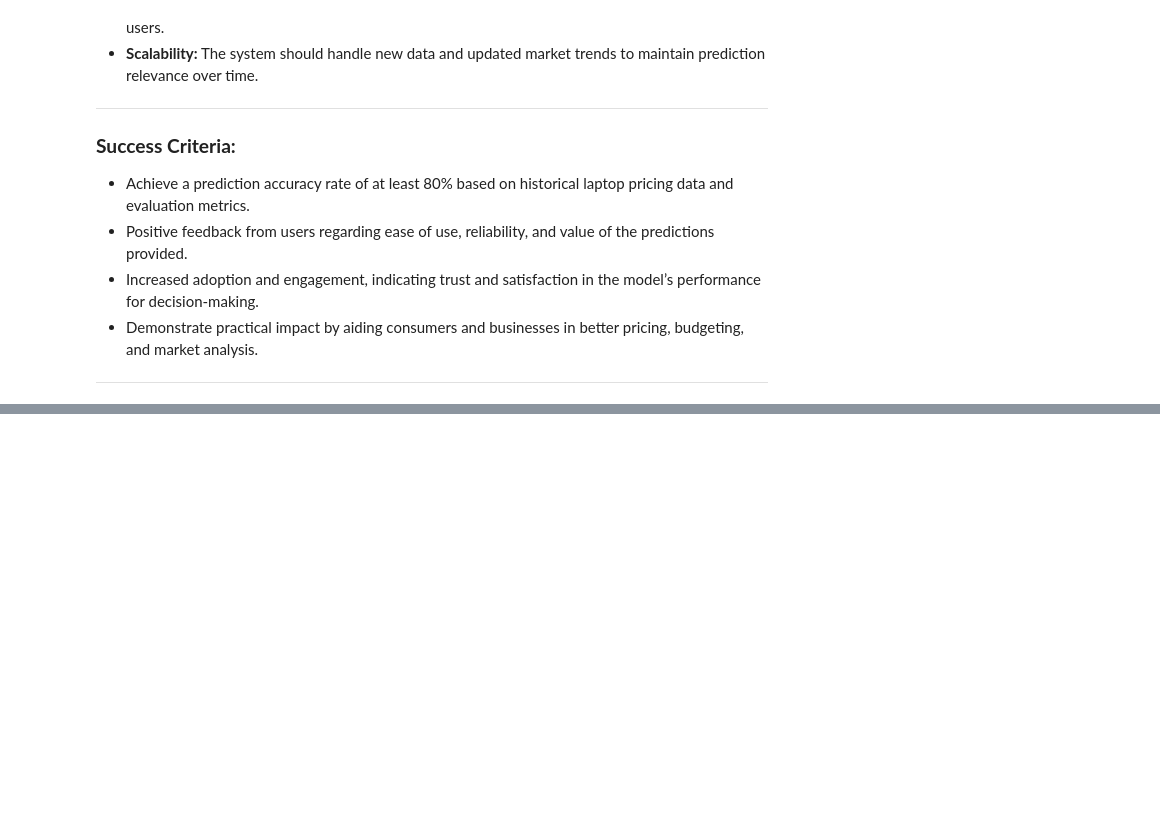
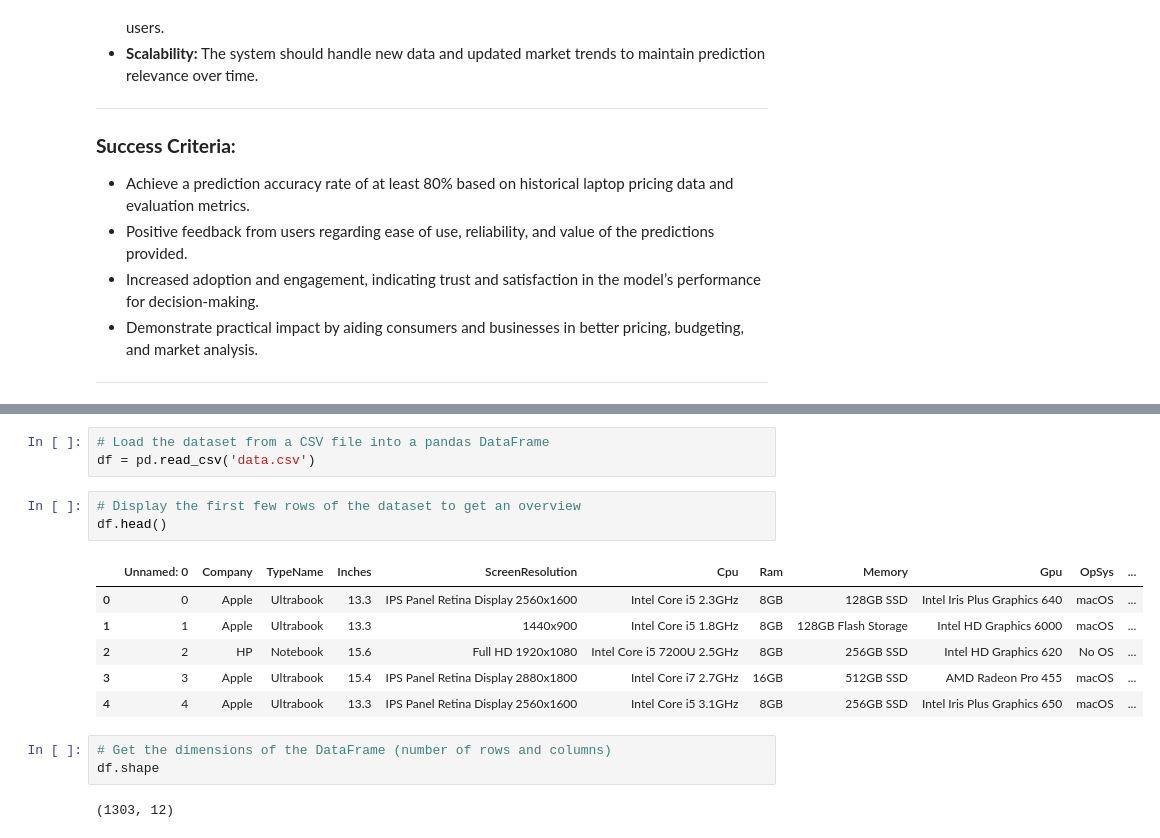
Before and after one commit to ahmedsaleem123/May_2025_DeepFake_Project, a Jupyter notebook: Project.ipynb, the cells around one changed output, grey strips where cells are left out. Cells and saved outputs as stored; diff of their text form; blank space fills up the shorter version.

```diff
--- a/Project.ipynb
+++ b/Project.ipynb
@@ -55,0 +118,18 @@ The Laptop Price Predictor project aims to develop a robust machine learning mod
+# %%
+# Load the dataset from a CSV file into a pandas DataFrame
+df = pd.read_csv('data.csv')
+# %%
+# Display the first few rows of the dataset to get an overview
+df.head()
+# %% [output]
+|  | Unnamed: 0 | Company | TypeName | Inches | ScreenResolution | Cpu | Ram | Memory | Gpu | OpSys | ... |
+| 0 | 0 | Apple | Ultrabook | 13.3 | IPS Panel Retina Display 2560x1600 | Intel Core i5 2.3GHz | 8GB | 128GB SSD | Intel Iris Plus Graphics 640 | macOS | ... |
+| 1 | 1 | Apple | Ultrabook | 13.3 | 1440x900 | Intel Core i5 1.8GHz | 8GB | 128GB Flash Storage | Intel HD Graphics 6000 | macOS | ... |
+| 2 | 2 | HP | Notebook | 15.6 | Full HD 1920x1080 | Intel Core i5 7200U 2.5GHz | 8GB | 256GB SSD | Intel HD Graphics 620 | No OS | ... |
+| 3 | 3 | Apple | Ultrabook | 15.4 | IPS Panel Retina Display 2880x1800 | Intel Core i7 2.7GHz | 16GB | 512GB SSD | AMD Radeon Pro 455 | macOS | ... |
+| 4 | 4 | Apple | Ultrabook | 13.3 | IPS Panel Retina Display 2560x1600 | Intel Core i5 3.1GHz | 8GB | 256GB SSD | Intel Iris Plus Graphics 650 | macOS | ... |
+# %%
+# Get the dimensions of the DataFrame (number of rows and columns)
+df.shape
+# %% [output]
+(1303, 12)
```
Also changed, not shown: parts of 20 cells of this notebook.
